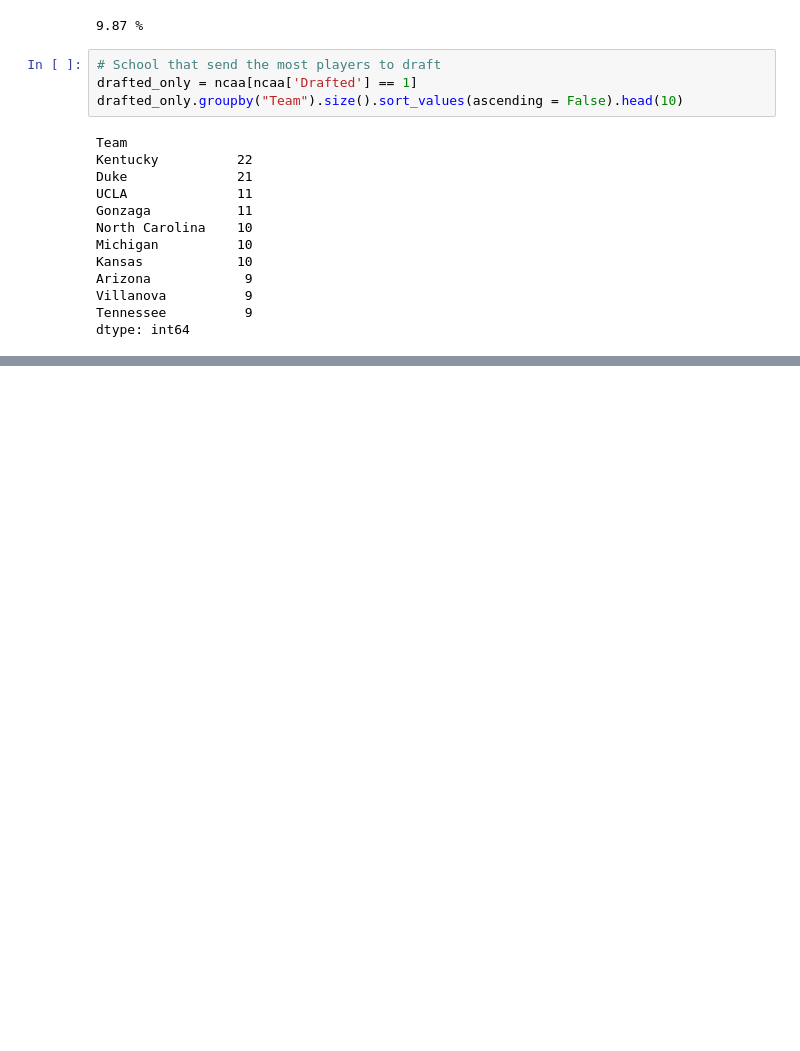
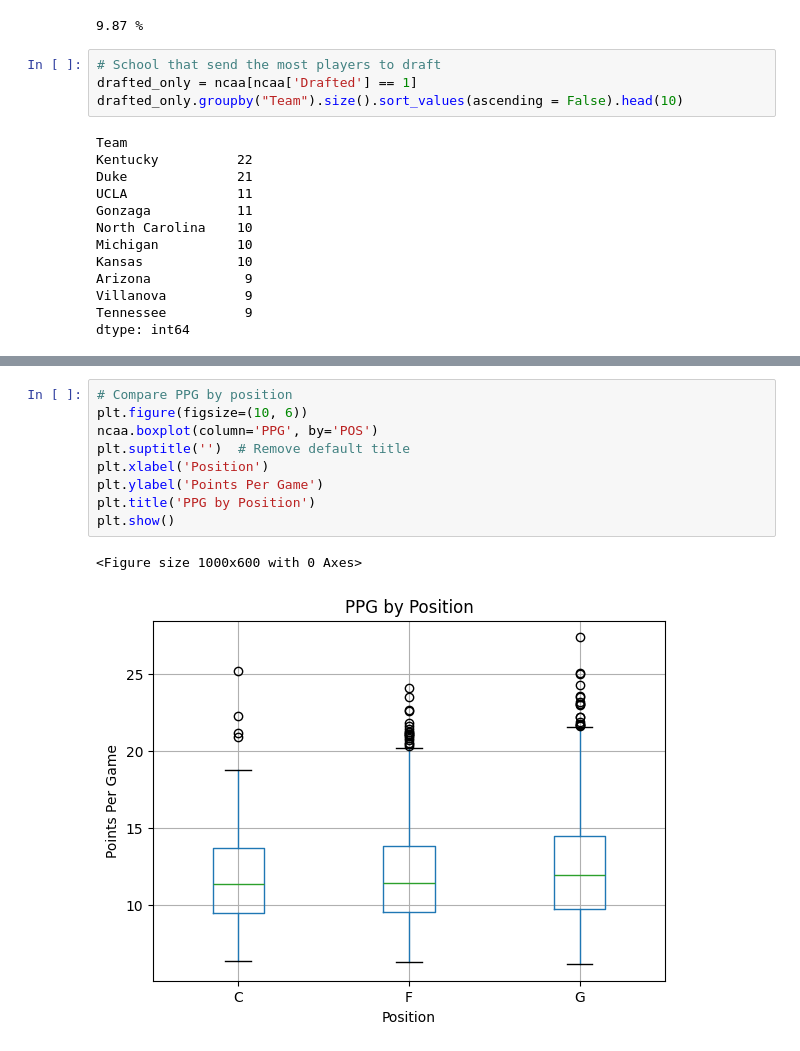
Before and after one commit to MintMena/NBA_Prediction_Model, a Jupyter notebook: Data/EDA.ipynb, the cells around one changed output, grey strips where cells are left out. Saved outputs shown, nothing was run; the diff lists cells and outputs as text; blank space fills up the shorter version.

```diff
--- a/Data/EDA.ipynb
+++ b/Data/EDA.ipynb
@@ -200,0 +194,12 @@ Name: Drafted, dtype: float64
+# %%
+# Compare PPG by position
+plt.figure(figsize=(10, 6))
+ncaa.boxplot(column='PPG', by='POS')
+plt.suptitle('')  # Remove default title
+plt.xlabel('Position')
+plt.ylabel('Points Per Game')
+plt.title('PPG by Position')
+plt.show()
+# %% [output]
+<Figure size 1000x600 with 0 Axes>
+[figure, added]
```
Also changed, not shown: parts of 7 cells of this notebook.
